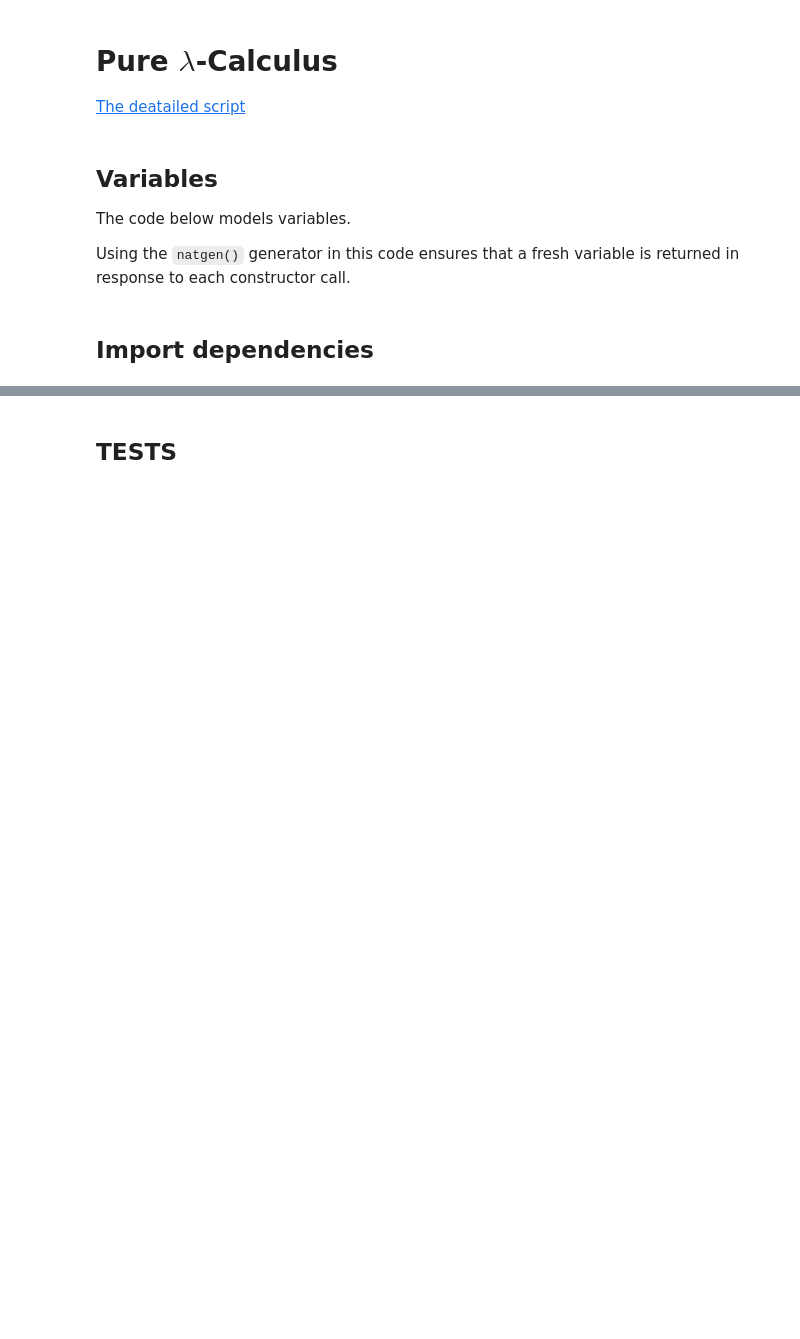
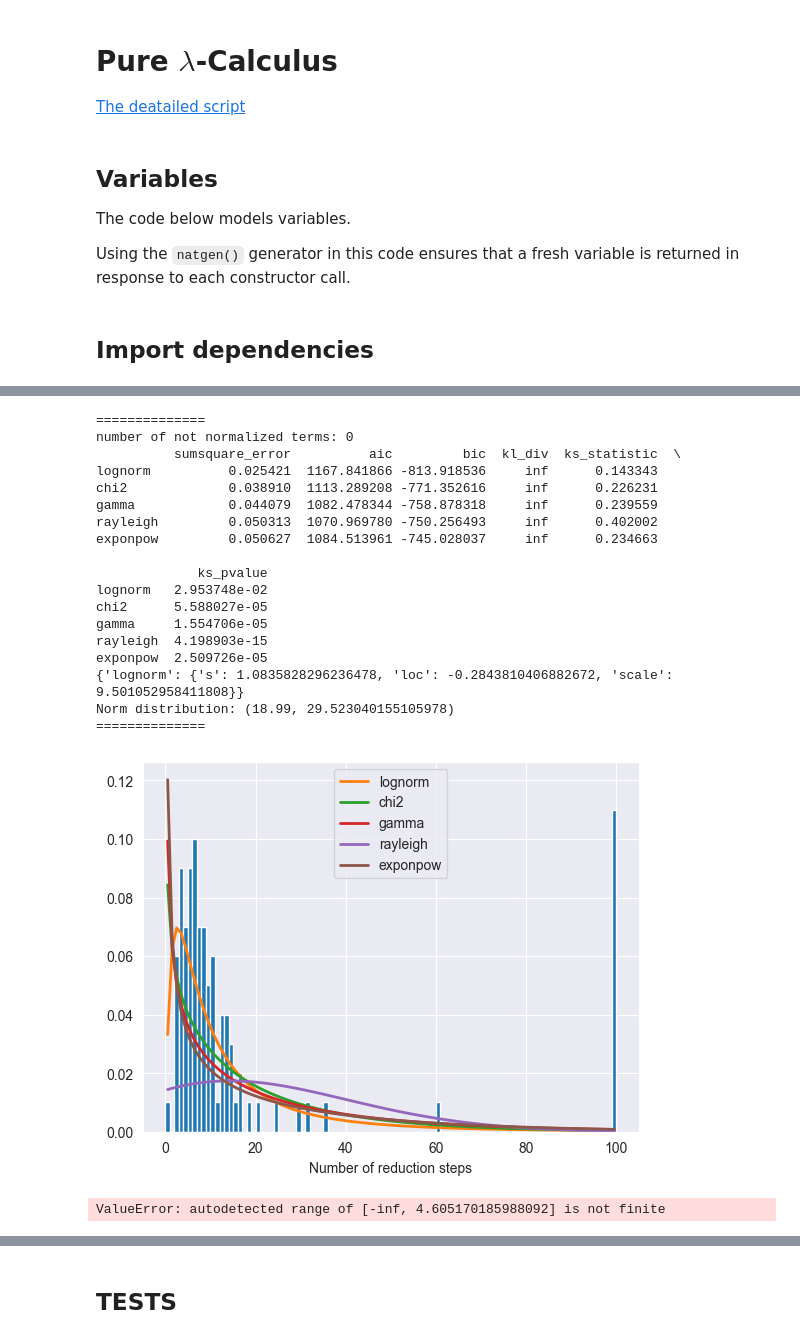
Before and after one commit to alex-deineha/pure-calculus, a Jupyter notebook: src/tests_2/pure_calculus_vs_greedy.ipynb, the cells around one changed output, grey strips where cells are left out. Drawn from its saved outputs; the diff is of its cells as text; code cells hidden in the pictures; blank space fills up the shorter version.

```diff
--- a/src/tests_2/pure_calculus_vs_greedy.ipynb
+++ b/src/tests_2/pure_calculus_vs_greedy.ipynb
@@ -61,3 +216,26 @@ print("number of steps to normalize using Random strategy= {}".format(stepsRand)
+# %%
+draw_hist_(rewards_e_greedy)
+# %% [output]
+==============
+number of not normalized terms: 0
+          sumsquare_error          aic         bic  kl_div  ks_statistic  \
+lognorm          0.025421  1167.841866 -813.918536     inf      0.143343
+chi2             0.038910  1113.289208 -771.352616     inf      0.226231
+gamma            0.044079  1082.478344 -758.878318     inf      0.239559
+rayleigh         0.050313  1070.969780 -750.256493     inf      0.402002
+exponpow         0.050627  1084.513961 -745.028037     inf      0.234663
+
+             ks_pvalue
+lognorm   2.953748e-02
+chi2      5.588027e-05
+gamma     1.554706e-05
+rayleigh  4.198903e-15
+exponpow  2.509726e-05
+{'lognorm': {'s': 1.0835828296236478, 'loc': -0.2843810406882672, 'scale': 9.501052958411808}}
+Norm distribution: (18.99, 29.523040155105978)
+==============
+[figure, added]
+ValueError: autodetected range of [-inf, 4.605170185988092] is not finite
 # %%
 draw_hist(stepsLO)
 draw_hist(stepsRI)
```
Also changed, not shown: parts of 20 cells of this notebook.
